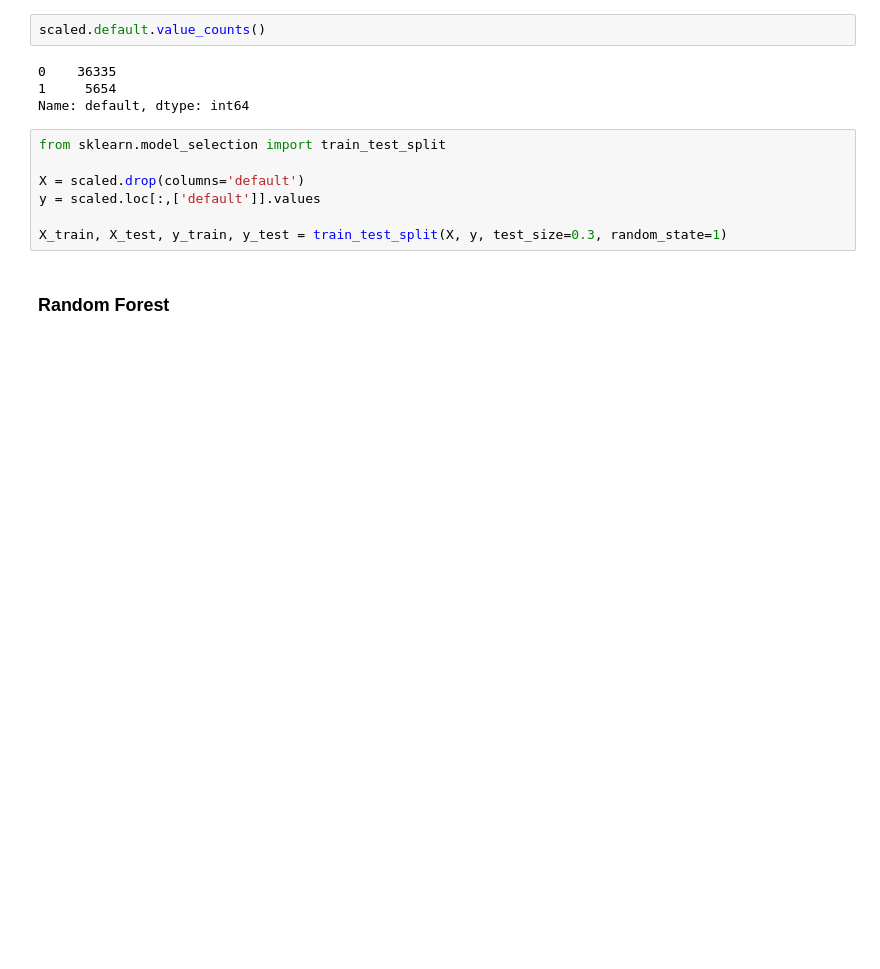
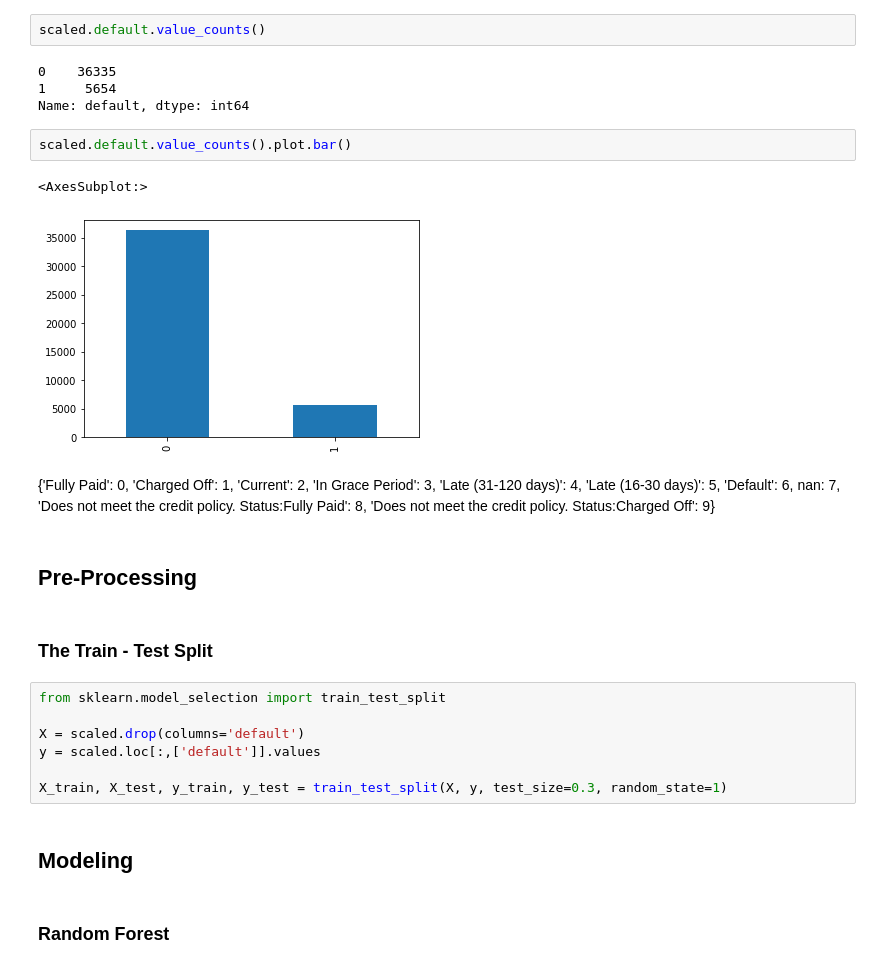
Before and after one commit to mitty4/lending_tree, a Jupyter notebook: Lending Tree Data.ipynb, the cells around one changed output. Saved outputs shown, nothing was run; the diff lists cells and outputs as text; blank space fills up the shorter version.

```diff
--- a/Lending Tree Data.ipynb
+++ b/Lending Tree Data.ipynb
@@ -323,6 +326,26 @@ scaled.default.value_counts()
 0    36335
 1     5654
 Name: default, dtype: int64
+# %%
+scaled.default.value_counts().plot.bar()
+# %% [output]
+<AxesSubplot:>
+[figure, added]
+# %% [markdown]
+{'Fully Paid': 0,
+ 'Charged Off': 1,
+ 'Current': 2,
+ 'In Grace Period': 3,
+ 'Late (31-120 days)': 4,
+ 'Late (16-30 days)': 5,
+ 'Default': 6,
+ nan: 7,
+ 'Does not meet the credit policy. Status:Fully Paid': 8,
+ 'Does not meet the credit policy. Status:Charged Off': 9}
+# %% [markdown]
+## Pre-Processing
+# %% [markdown]
+### <span id="preprocess">The Train - Test Split</span>
 # %%
 from sklearn.model_selection import train_test_split
 
@@ -330,6 +353,8 @@ X = scaled.drop(columns='default')
 y = scaled.loc[:,['default']].values
 
 X_train, X_test, y_train, y_test = train_test_split(X, y, test_size=0.3, random_state=1)
+# %% [markdown]
+## Modeling
 # %% [markdown]
 ### Random Forest
 # %%
```
Also changed, not shown: parts of 11 cells of this notebook, 2 other files.
